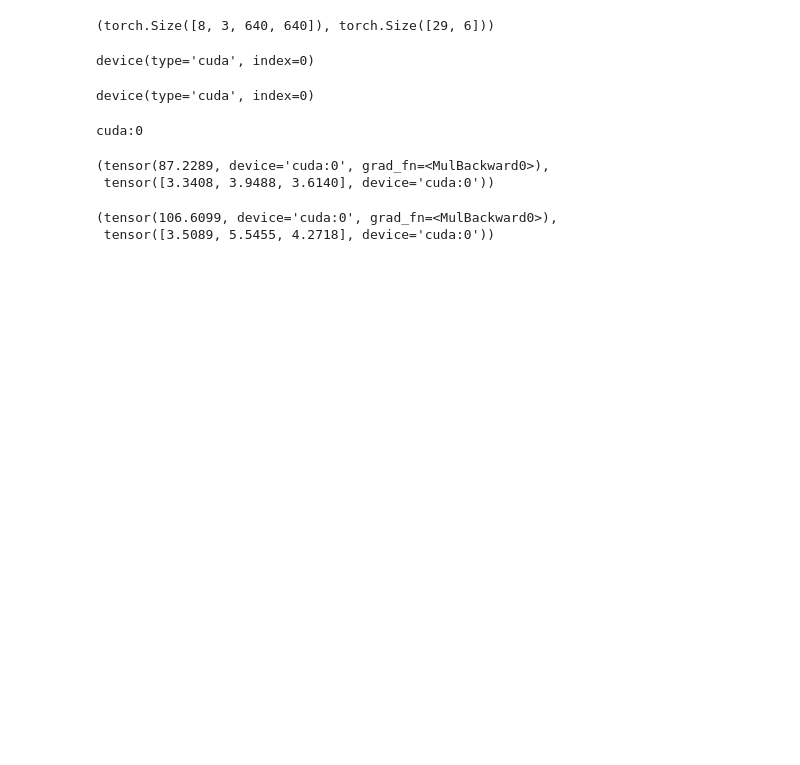
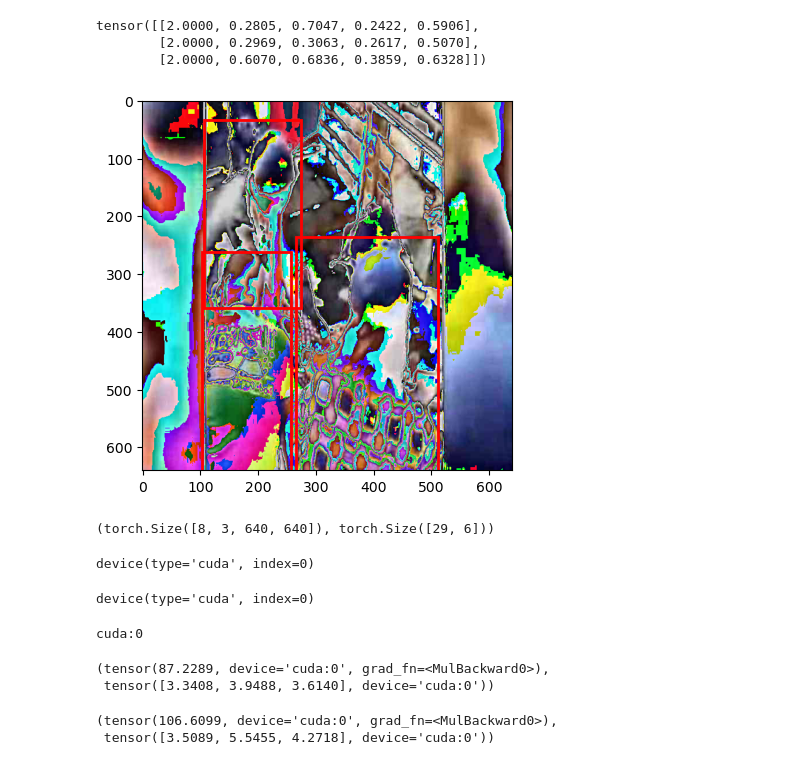
Before and after one commit to shaunnope/dl-fall-detection, a Jupyter notebook: dl-fall-detection/test.ipynb, the cells around one changed output. Drawn from its saved outputs; the diff is of its cells as text; code cells hidden in the pictures; blank space fills up the shorter version.

```diff
--- a/dl-fall-detection/test.ipynb
+++ b/dl-fall-detection/test.ipynb
@@ -21,6 +21,53 @@ transform_data = Compose([ToTensor(), Normalize((0.4379,), (0.3040,))])
 data = get_data(DATASET, transform_data, device=device, batch_size=BATCH_SIZE, end=BATCH_SIZE)
 
 train_loader, val_loader, test_loader = list(data["dataloaders"].values())
+# %%
+import matplotlib.pyplot as plt
+import matplotlib.patches as patches
+from torchvision import transforms
+
+train_dataset = data["datasets"]["train"]
+
+# Get a sample from the dataset
+image, label = train_dataset[1]
+_, height, width = image.shape
+# image = image.permute(2, 0, 1)
+
+# Convert tensor image back to PIL for visualization
+image = transforms.ToPILImage()(image)
+print(label)
+
+# Create figure and axes
+fig, ax = plt.subplots()
+
+# Display the image
+ax.imshow(image)
+
+for l in label:
+    class_label = l[0]
+    bbox_labels = l[1:]
+
+    # Extract normalized bounding box coordinates
+    x_min_norm, y_min_norm, box_width_norm, box_height_norm = bbox_labels
+
+    # Scale normalized coordinates to image dimensions
+    box_width = box_width_norm * width
+    box_height = box_height_norm * height
+    x_min = x_min_norm * width - box_width/2
+    y_min = y_min_norm * height - box_height/2
+
+    # Create rectangle patch
+    rect = patches.Rectangle((x_min, y_min), box_width, box_height, linewidth=2, edgecolor='r', facecolor='none')
+
+    # Add rectangle to plot
+    ax.add_patch(rect)
+
+plt.show()
+# %% [output]
+tensor([[2.0000, 0.2805, 0.7047, 0.2422, 0.5906],
+        [2.0000, 0.2969, 0.3063, 0.2617, 0.5070],
+        [2.0000, 0.6070, 0.6836, 0.3859, 0.6328]])
+[figure, added]
 # %%
 train_sample = next(iter(train_loader))
 # %%
```
Also changed, not shown: 6 other files.
